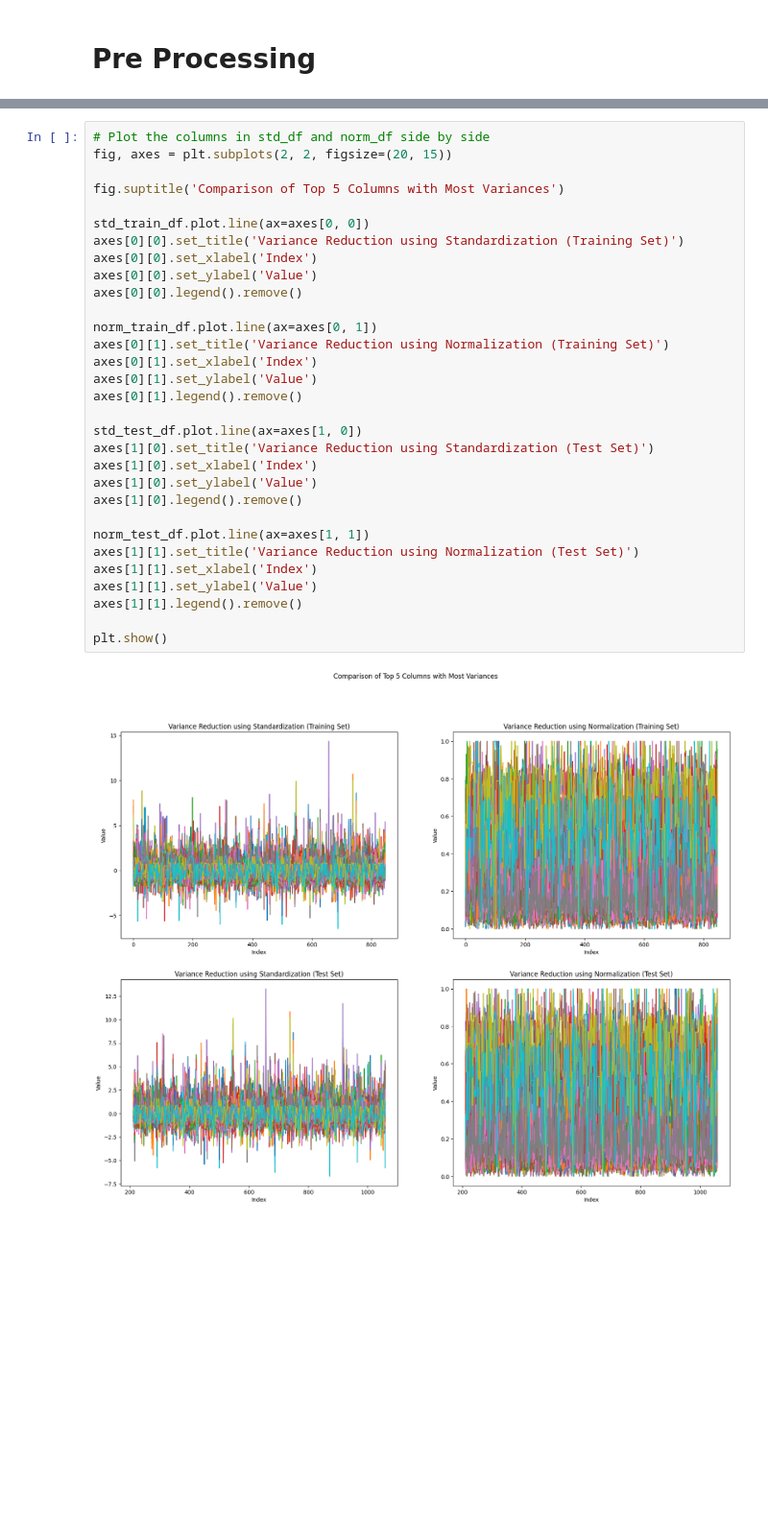
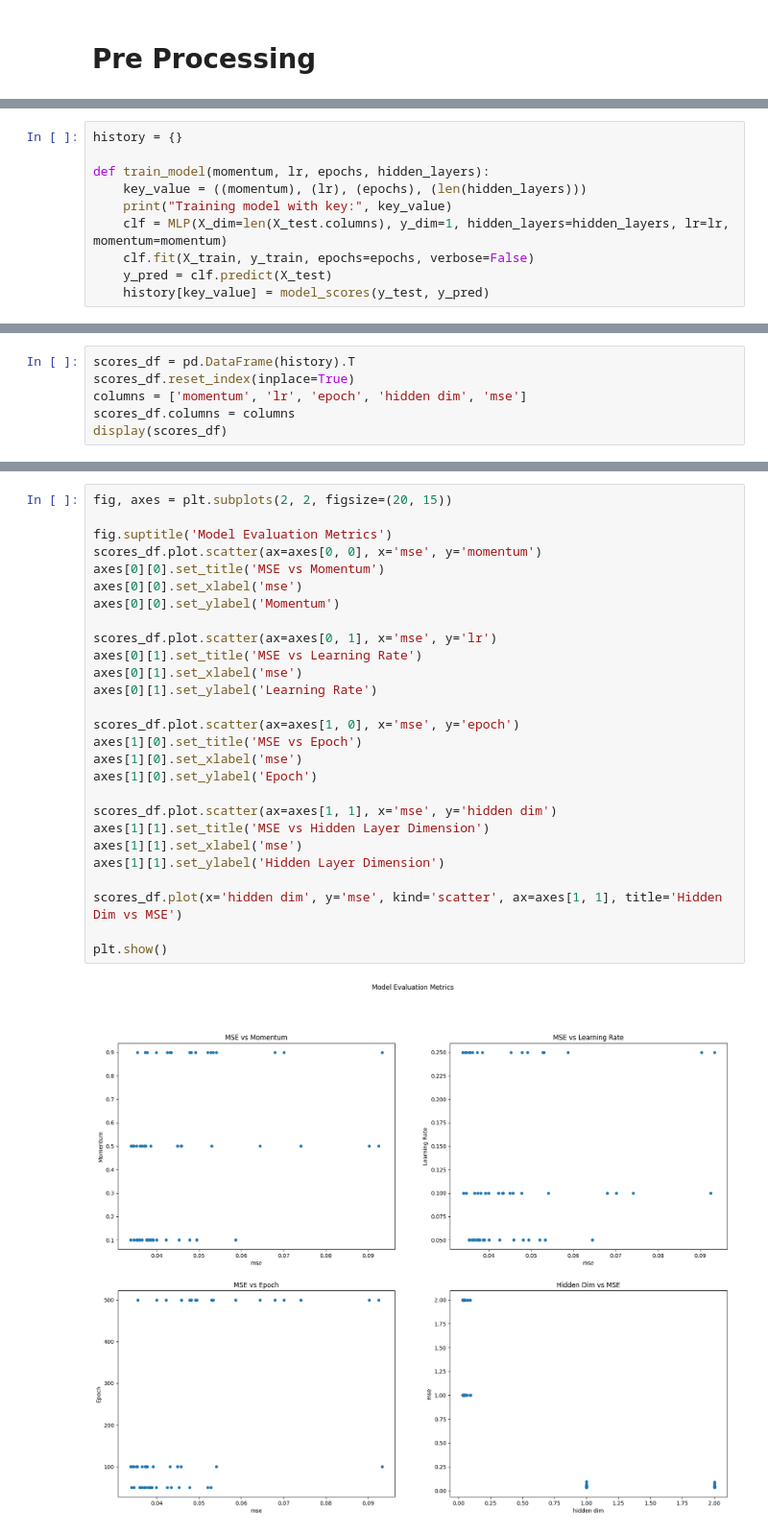
Before and after one commit to rafflezs/Atividades-Mestrado-ICMC, a Jupyter notebook: DeepLearning/Projeto-1-MLP/src/geographical_regression.ipynb, the cells around one changed output, grey strips where cells are left out. Shown at 96% size. Cells and saved outputs as stored; diff of their text form; blank space fills up the shorter version.

```diff
--- a/DeepLearning/Projeto-1-MLP/src/geographical_regression.ipynb
+++ b/DeepLearning/Projeto-1-MLP/src/geographical_regression.ipynb
@@ -60,0 +80,10 @@ norm_test_df = (X_test - X_test.min()) / (X_test.max() - X_test.min())
+# %%
+history = {}
+
+def train_model(momentum, lr, epochs, hidden_layers):
+    key_value = ((momentum), (lr), (epochs), (len(hidden_layers)))
+    print("Training model with key:", key_value)
+    clf = MLP(X_dim=len(X_test.columns), y_dim=1, hidden_layers=hidden_layers, lr=lr, momentum=momentum)
+    clf.fit(X_train, y_train, epochs=epochs, verbose=False)
+    y_pred = clf.predict(X_test)
+    history[key_value] = model_scores(y_test, y_pred)
@@ -60,0 +170,6 @@ norm_test_df = (X_test - X_test.min()) / (X_test.max() - X_test.min())
+# %%
+scores_df = pd.DataFrame(history).T
+scores_df.reset_index(inplace=True)
+columns = ['momentum', 'lr', 'epoch', 'hidden dim', 'mse']
+scores_df.columns = columns
+display(scores_df)
@@ -61,33 +205,29 @@ norm_test_df = (X_test - X_test.min()) / (X_test.max() - X_test.min())
 # %%
-# Plot the columns in std_df and norm_df side by side
 fig, axes = plt.subplots(2, 2, figsize=(20, 15))
 
-fig.suptitle('Comparison of Top 5 Columns with Most Variances')
+fig.suptitle('Model Evaluation Metrics')
+scores_df.plot.scatter(ax=axes[0, 0], x='mse', y='momentum')
+axes[0][0].set_title('MSE vs Momentum')
+axes[0][0].set_xlabel('mse')
+axes[0][0].set_ylabel('Momentum')
 
-std_train_df.plot.line(ax=axes[0, 0])
-axes[0][0].set_title('Variance Reduction using Standardization (Training Set)')
-axes[0][0].set_xlabel('Index')
-axes[0][0].set_ylabel('Value')
-axes[0][0].legend().remove()
+scores_df.plot.scatter(ax=axes[0, 1], x='mse', y='lr')
+axes[0][1].set_title('MSE vs Learning Rate')
+axes[0][1].set_xlabel('mse')
+axes[0][1].set_ylabel('Learning Rate')
 
-norm_train_df.plot.line(ax=axes[0, 1])
-axes[0][1].set_title('Variance Reduction using Normalization (Training Set)')
-axes[0][1].set_xlabel('Index')
-axes[0][1].set_ylabel('Value')
-axes[0][1].legend().remove()
+scores_df.plot.scatter(ax=axes[1, 0], x='mse', y='epoch')
+axes[1][0].set_title('MSE vs Epoch')
+axes[1][0].set_xlabel('mse')
+axes[1][0].set_ylabel('Epoch')
 
-std_test_df.plot.line(ax=axes[1, 0])
-axes[1][0].set_title('Variance Reduction using Standardization (Test Set)')
-axes[1][0].set_xlabel('Index')
-axes[1][0].set_ylabel('Value')
-axes[1][0].legend().remove()
+scores_df.plot.scatter(ax=axes[1, 1], x='mse', y='hidden dim')
+axes[1][1].set_title('MSE vs Hidden Layer Dimension')
+axes[1][1].set_xlabel('mse')
+axes[1][1].set_ylabel('Hidden Layer Dimension')
 
-norm_test_df.plot.line(ax=axes[1, 1])
-axes[1][1].set_title('Variance Reduction using Normalization (Test Set)')
-axes[1][1].set_xlabel('Index')
-axes[1][1].set_ylabel('Value')
-axes[1][1].legend().remove()
+scores_df.plot(x='hidden dim', y='mse', kind='scatter', ax=axes[1, 1], title='Hidden Dim vs MSE')
 
 plt.show()
 # %% [output]
-[figure, old version]
+[figure, new version]
```
Also changed, not shown: parts of 22 cells of this notebook, 9 other files.
